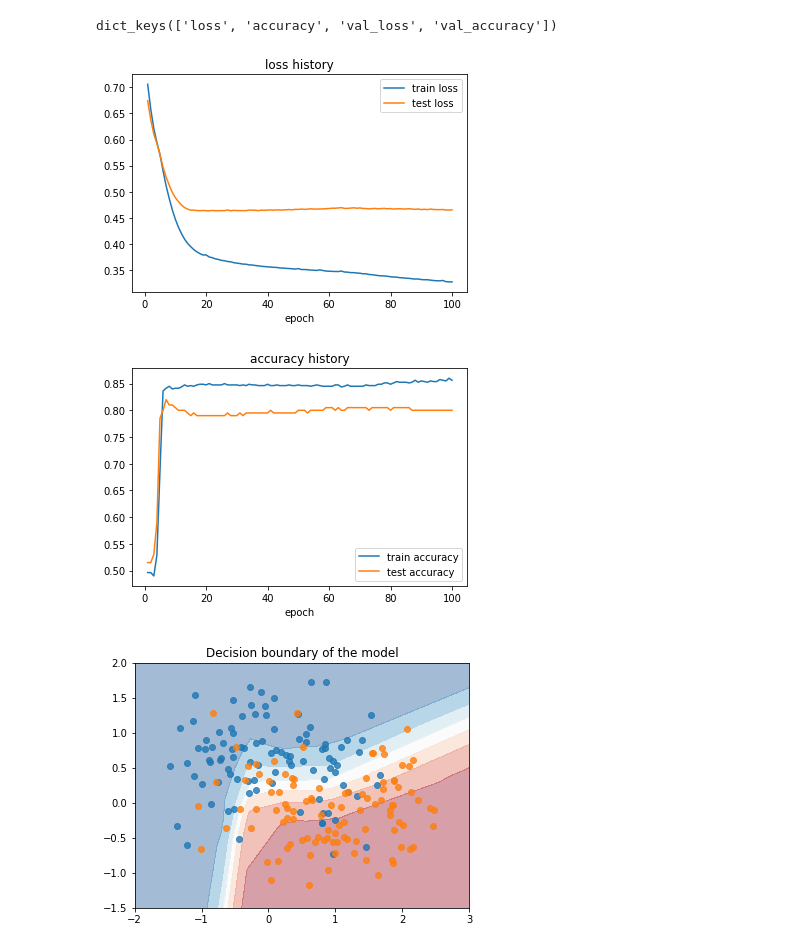
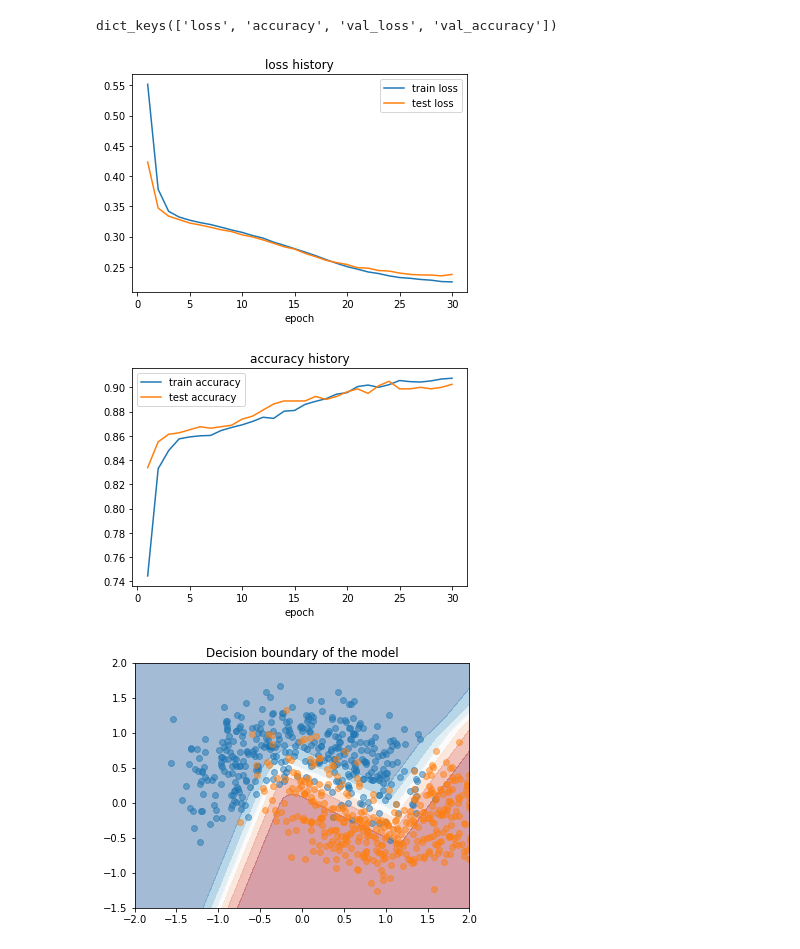
Before and after one commit to njryo/DLnote, a Jupyter notebook: tensorflow2/keras/nnet_binary_classification.ipynb, the cells around one changed output. Saved outputs shown, nothing was run; the diff lists cells and outputs as text; code cells hidden in the pictures.

```diff
--- a/tensorflow2/keras/nnet_binary_classification.ipynb
+++ b/tensorflow2/keras/nnet_binary_classification.ipynb
@@ -19,8 +19,8 @@ print(tf.__version__)
 2.0.0-beta0
 # %%
 # sample dataset
-num_samples = 1000
-noise = 0.4
+num_samples = 4000
+noise = 0.3
 
 X, y = make_moons(n_samples=num_samples, noise=noise)
 X_train, X_test, y_train, y_test = train_test_split(X, y, test_size=0.2)
@@ -61,8 +61,8 @@ model.compile(
 # %%
 history = model.fit(
     X_train, y_train,
-    batch_size=32,
-    epochs=100,
+    batch_size=16,
+    epochs=30,
     verbose=1,
     validation_data=(X_test, y_test),
     shuffle=True
@@ -99,36 +99,38 @@ history.history.keys()
 # %% [output]
 dict_keys(['loss', 'accuracy', 'val_loss', 'val_accuracy'])
 # %%
-plt.plot(np.arange(1, 101), history.history["loss"], label="train loss")
-plt.plot(np.arange(1, 101), history.history["val_loss"], label="test loss")
+plt.plot(np.arange(1, 31), history.history["loss"], label="train loss")
+plt.plot(np.arange(1, 31), history.history["val_loss"], label="test loss")
 plt.xlabel("epoch")
 plt.title("loss history")
 plt.legend();
 # %% [output]
-[figure, old version]
+[figure, new version]
 # %%
-plt.plot(np.arange(1, 101), history.history["accuracy"], label="train accuracy")
-plt.plot(np.arange(1, 101), history.history["val_accuracy"], label="test accuracy")
+plt.plot(np.arange(1, 31), history.history["accuracy"], label="train accuracy")
+plt.plot(np.arange(1, 31), history.history["val_accuracy"], label="test accuracy")
 plt.xlabel("epoch")
 plt.title("accuracy history")
 plt.legend();
 # %% [output]
-[figure, old version]
+[figure, new version]
 # %%
-x0 = np.linspace(-2, 3, 1000)
-x1 = np.linspace(-1.5, 2, 1000)
+x0 = np.linspace(-2, 3, 200)
+x1 = np.linspace(-1.5, 2, 200)
 
 xx0, xx1 = np.meshgrid(x0, x1)
 
 X_grid = np.vstack((xx0.ravel(), xx1.ravel())).T
 
 z = model.predict(X_grid)
 
 plt.figure(figsize=(6, 4.5))
-plt.contourf(xx0, xx1, z.reshape((1000, 1000)), cmap=plt.cm.RdBu_r, alpha=0.4)
-plt.scatter(X_test[y_test==0, 0], X_test[y_test==0, 1], alpha=0.8)
-plt.scatter(X_test[y_test==1, 0], X_test[y_test==1, 1], alpha=0.8)
+plt.contourf(xx0, xx1, z.reshape((200, 200)), cmap=plt.cm.RdBu_r, alpha=0.4)
+plt.scatter(X_test[y_test==0, 0], X_test[y_test==0, 1], alpha=0.5)
+plt.scatter(X_test[y_test==1, 0], X_test[y_test==1, 1], alpha=0.5)
+plt.xlim(-2, 2)
+plt.ylim(-1.5, 2)
 plt.grid(False)
 plt.title("Decision boundary of the model");
 # %% [output]
-[figure, old version]
+[figure, new version]
```
Also changed, not shown: parts of 3 cells of this notebook.
